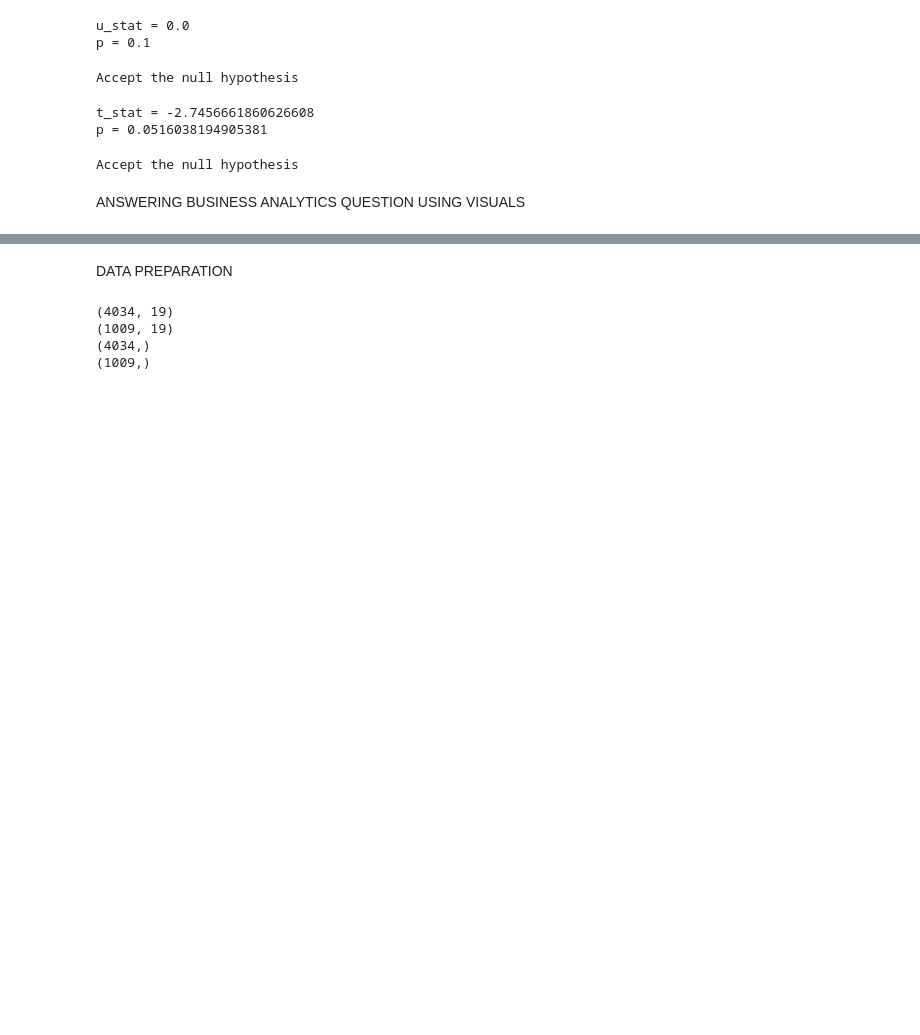
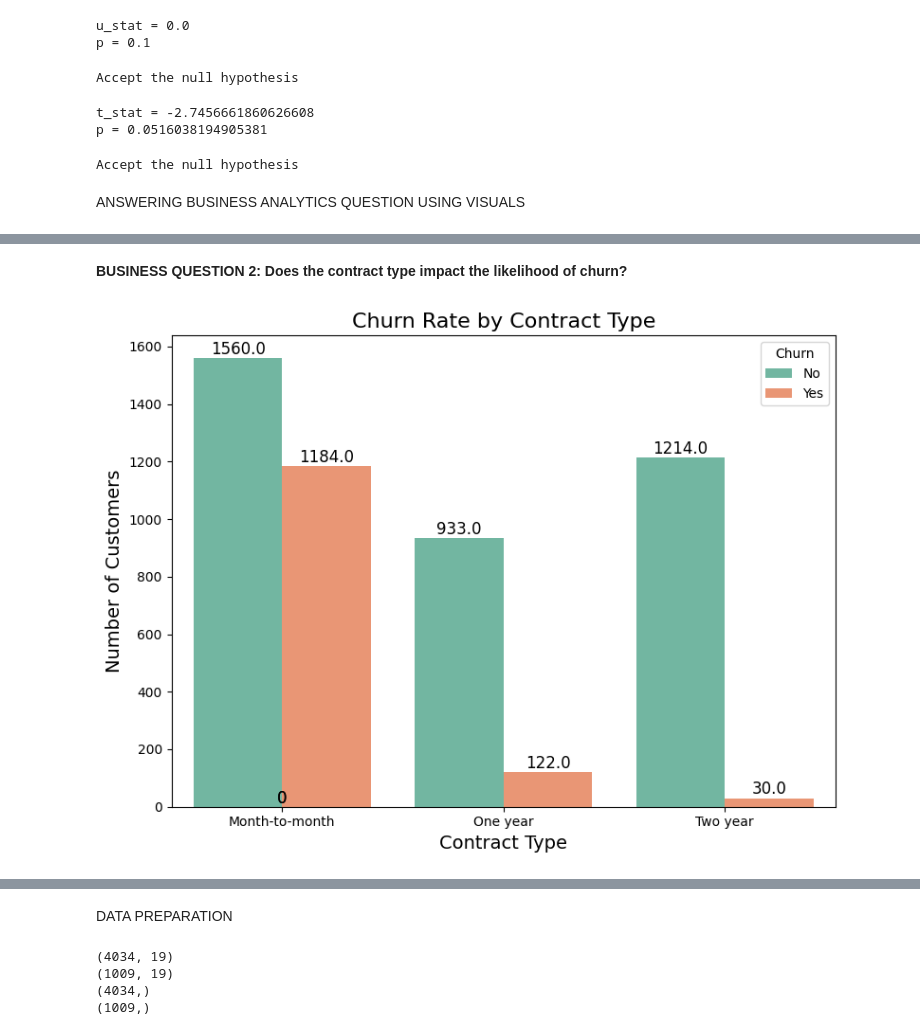
Before and after one commit to Asi9128/PHASE2_FIRST_PROJECT, a Jupyter notebook: PROJECT1_PH2.ipynb, the cells around one changed output, grey strips where cells are left out. Drawn from its saved outputs; the diff is of its cells as text; code cells hidden in the pictures; blank space fills up the shorter version.

```diff
--- a/PROJECT1_PH2.ipynb
+++ b/PROJECT1_PH2.ipynb
@@ -1175,0 +1230,25 @@ ANSWERING BUSINESS ANALYTICS QUESTION USING VISUALS
+# %% [markdown]
+**BUSINESS QUESTION 2: Does the contract type impact the likelihood of churn?**
+# %%
+# Bar plot for contract type and churn
+plt.figure(figsize=(8, 6))
+plot = sns.countplot(data=train_data, x='Contract', hue='Churn', palette='Set2')
+
+# Adding title and axis labels
+plt.title('Churn Rate by Contract Type', fontsize=16)
+plt.xlabel('Contract Type', fontsize=14)
+plt.ylabel('Number of Customers', fontsize=14)
+
+# Adding labels to each bar
+for p in plot.patches:
+    height = p.get_height()
+    plot.annotate(f'{height}',
+                  (p.get_x() + p.get_width() / 2., height),
+                  ha='center', va='baseline', fontsize=12, color='black', xytext=(0, 3),
+                  textcoords='offset points')
+
+# Display the plot
+plt.tight_layout()
+plt.show()
+# %% [output]
+[figure, added]
```
Also changed, not shown: parts of 13 cells of this notebook.
